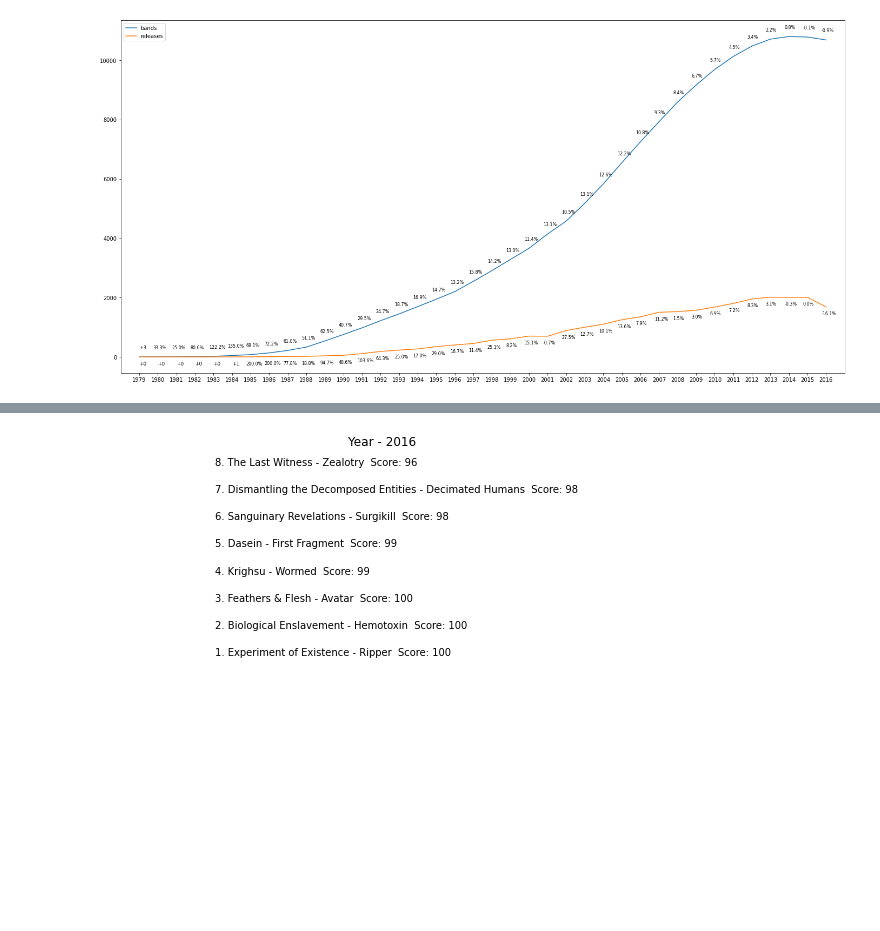
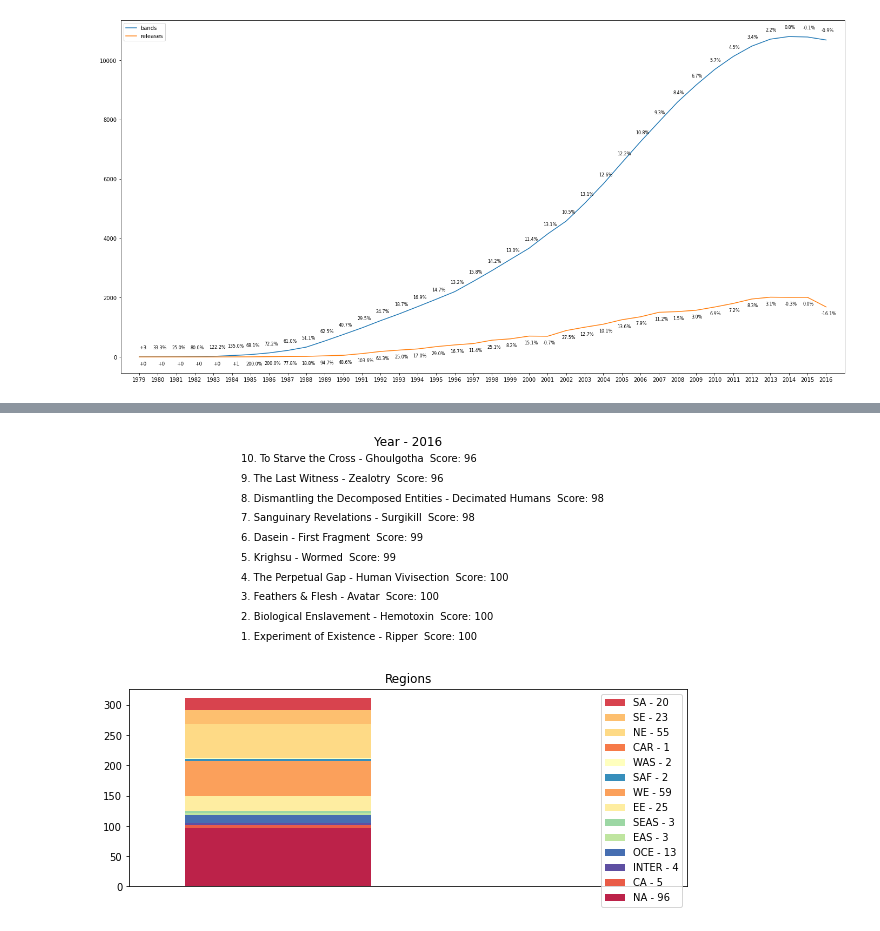
Before and after one commit to alximikl2/Dataset-Analyze, a Jupyter notebook: main.ipynb, the cells around one changed output, grey strips where cells are left out. Saved outputs shown, nothing was run; the diff lists cells and outputs as text; code cells hidden in the pictures; blank space fills up the shorter version.

```diff
--- a/main.ipynb
+++ b/main.ipynb
@@ -222,0 +270,6 @@ df['country'][contains(df['active'], 2017)].value_counts().sum()
+# %%
+len_ = len(regions_names)
+colors_reg = {}
+for i in range(len_):
+    colors_reg[regions_names[i]] = plt.cm.Spectral((i+1)/float(len_ - 1))
+colors_reg
@@ -224,9 +297,8 @@ df['country'][contains(df['active'], 2017)].value_counts().sum()
 fig = plt.figure(figsize=(10, 4), constrained_layout=True)
 
 class Animation():
-  def __init__(self, fig, df):
+  def __init__(self, fig):
     self.fig = fig
-    self.df = df
 
     #self.gs0 = gridspec.GridSpec(2, 1, figure=fig)
 
@@ -311,7 +383,7 @@ class Animation():
 
     return self.fig
 
-obj = Animation(fig, df)
+obj = Animation(fig)
 anim = ani.FuncAnimation(fig, obj.update,
                          frames = range(1978, 2017),
                          repeat = False,
@@ -376,39 +448,72 @@ all_.legend()
 <matplotlib.legend.Legend at 0x...>
 [figure]
 # %%
-fig = plt.figure(figsize=(10, 4))
-
+fig = plt.figure(figsize=(10, 8))
 
 class Animation():
-  def __init__(self, fig, df):
+  def __init__(self, fig):
     self.fig = fig
-    self.df = df
+    self.last = pd.Series()
 
+    self.ax = self.fig.add_subplot(212)
+    self.ax2 = self.fig.add_subplot(211)
+  def update(self, year):
+    if year == 1983:
+        return self.fig
+    nums = 10
 
-    self.ax = fig.add_subplot()
-  def update(self, year):
     self.ax.clear()
+    self.ax2.clear()
+
     plt.gca().spines["top"].set_visible(False)
     plt.gca().spines["bottom"].set_visible(False)
     plt.gca().spines["right"].set_visible(False)
     plt.gca().spines["left"].set_visible(False)
+
+    self.ax2.set_xticks([])
+    self.ax2.set_yticks([])
+    self.ax2.set_title(f"Year - {year}")
+    self.ax2.set_ylim(-0.5, nums - 0.5)
+
+    slice_ = df[df['year'] == year].sort_values('score').dropna()[::-1][0:nums]
+
+    country = slice_['country'].value_counts()
+    if self.last.any():
+        self.last = self.last.add(country, fill_value=0)
+    else:
+        self.last = country
+
+    sum_ = self.last.sum()
+    regs = {}
+
+    for i, iter_ in zip(slice_.iterrows(), range(len(slice_))):
+        self.ax2.text(0.2, iter_, f"{iter_ + 1}. {i[1]['title']} - {i[1]['name']}  Score: {i[1]['score']}")
+
+    for l, v in self.last.sort_values().items():
+        try:
+            regs[regions[l]]
+        except KeyError:
+            regs[regions[l]] = 0
+        regs[regions[l]] += v
+
+    for k in regs:
+        self.ax.bar(0.8, sum_, label=f'{k} - {regs[k]}', width=1, color=colors_reg[k])
+        sum_ -= regs[k]
     self.ax.set_xticks([])
-    self.ax.set_yticks([])
-    self.ax.set_title(f"Year - {year}")
-    self.ax.set_ylim(-0.5, 7.5)
-    eight = df[df['year'] == year].sort_values('score').dropna()[::-1][0:8]
-    for i, iter_ in zip(eight.iterrows(), range(len(eight))):
-        self.ax.text(0.2, iter_, f"{iter_ + 1}. {i[1]['title']} - {i[1]['name']}  Score: {i[1]['score']}")
+    self.ax.set_xlim(0, 3)
+    self.ax.legend()
+    self.ax.set_title('Regions')
+
     return self.fig
 
-obj = Animation(fig, df)
+obj = Animation(fig)
 anim = ani.FuncAnimation(fig, obj.update,
-                         frames = range(1984, 2017),
+                         frames = range(1983, 2017),
                          repeat = False,
                          interval=500)
 
 
 HTML(anim.to_html5_video())
 # %% [output]
 [interactive output not drawn]
-[figure, old version]
+[figure, new version]
```
Also changed, not shown: parts of 4 cells of this notebook.
